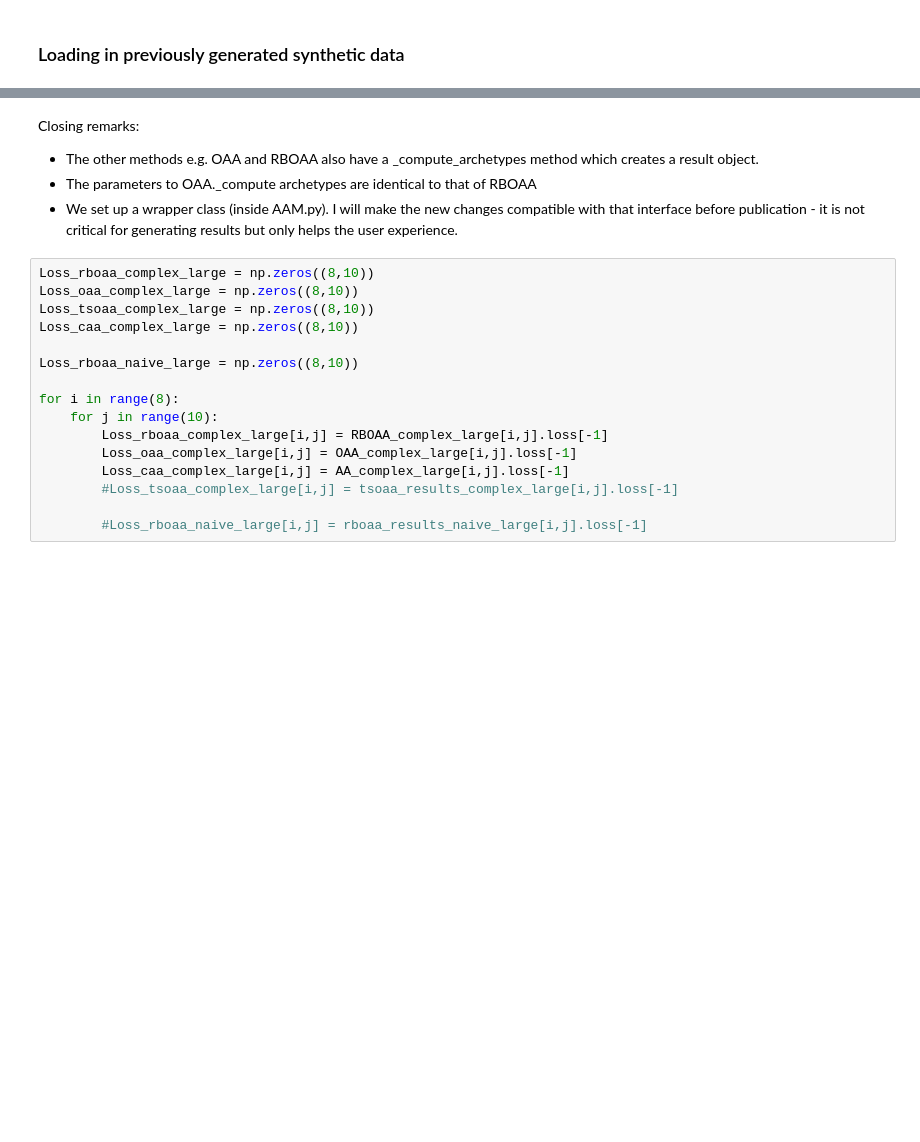
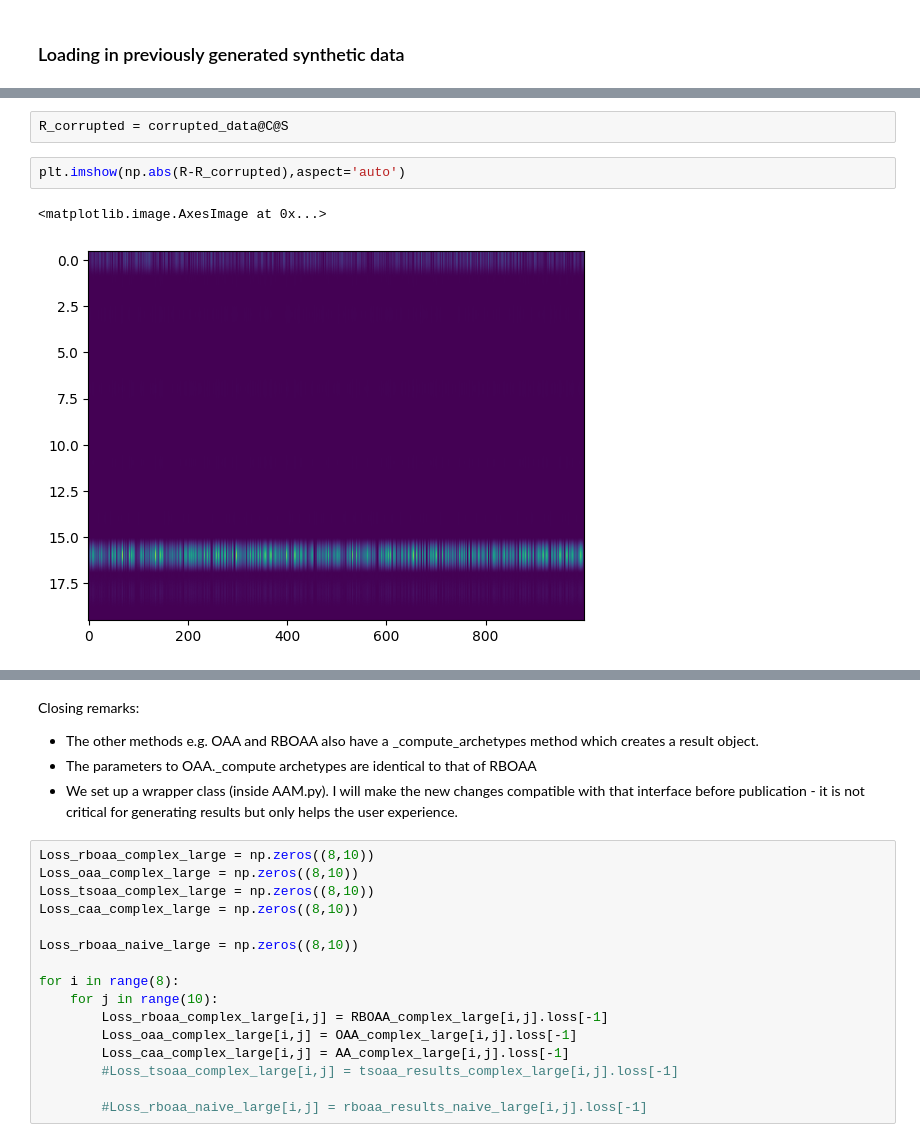
Before and after one commit to Maplewarrior/OrdinalArchetypalAnalysis, a Jupyter notebook: playground_Emilie.ipynb, the cells around one changed output, grey strips where cells are left out. Cells and saved outputs as stored; diff of their text form; blank space fills up the shorter version.

```diff
--- a/playground_Emilie.ipynb
+++ b/playground_Emilie.ipynb
@@ -159,0 +159,7 @@ AA_complex_large = AA_complex_large[1:,:]
+# %%
+R_corrupted = corrupted_data@C@S
+# %%
+plt.imshow(np.abs(R-R_corrupted),aspect='auto')
+# %% [output]
+<matplotlib.image.AxesImage at 0x...>
+[figure, added]
```
Also changed, not shown: parts of 25 cells of this notebook, 13 other files.
